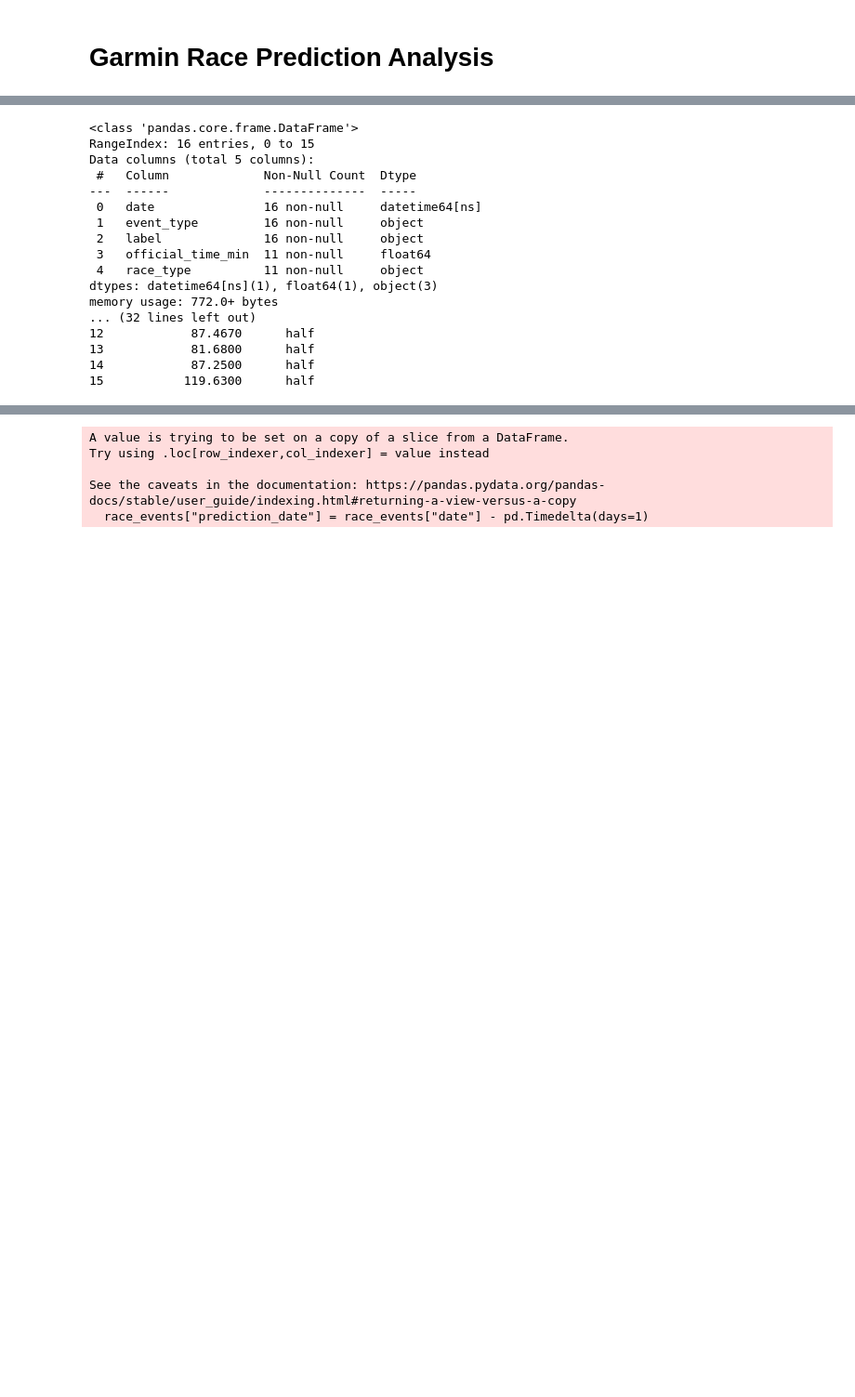
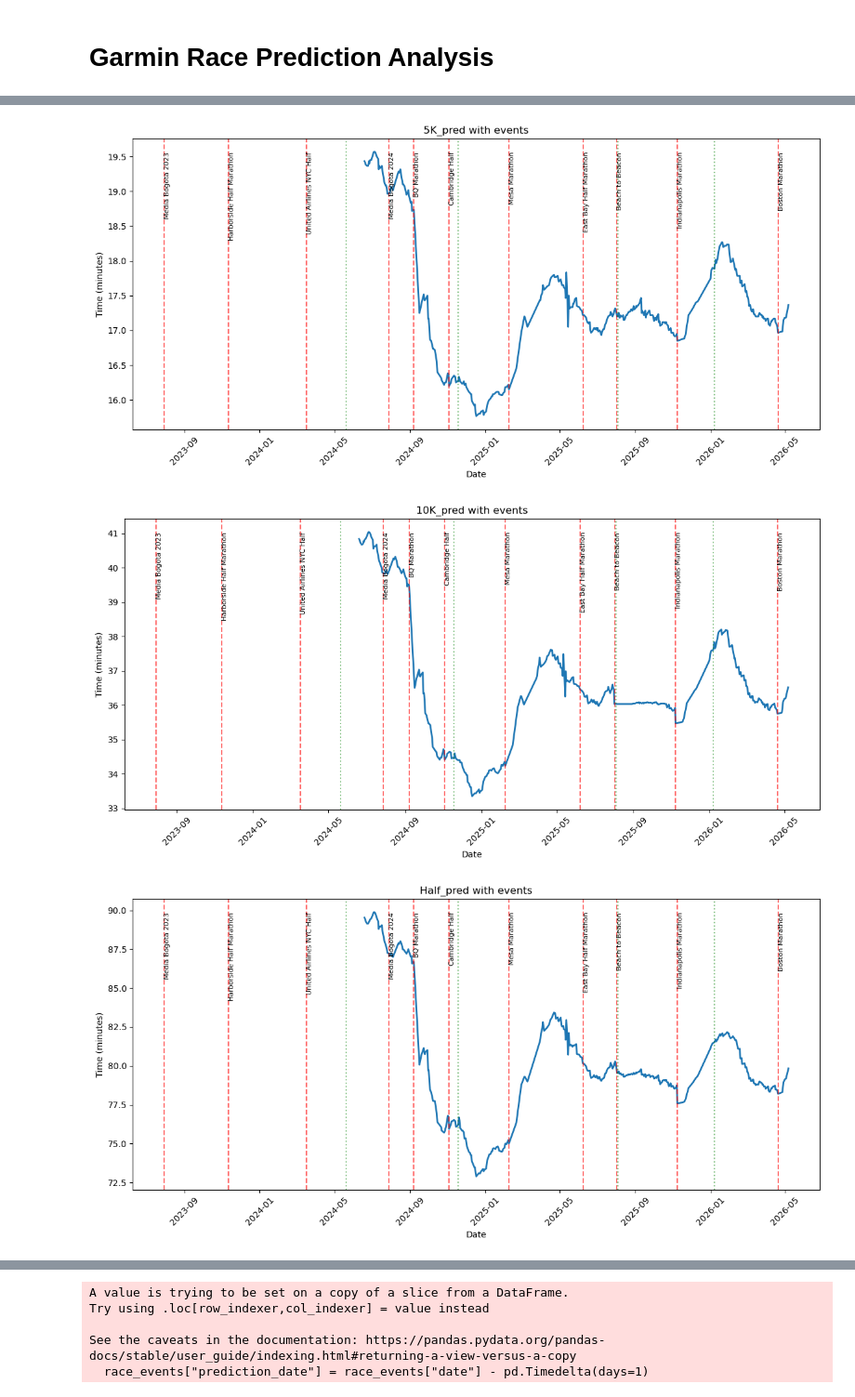
Before and after one commit to herreram22/endurance-performance-project, a Jupyter notebook: notebooks/08_prediction_analysis.ipynb, the cells around one changed output, grey strips where cells are left out. Shown at 93% size. Cells and saved outputs as stored; diff of their text form; code cells hidden in the pictures; blank space fills up the shorter version.

```diff
--- a/notebooks/08_prediction_analysis.ipynb
+++ b/notebooks/08_prediction_analysis.ipynb
@@ -118,11 +162,0 @@ Name: 5K_pred, dtype: float64
-# %%
-# Plot garmin race predictions over time
-for prediction in predictions_type:
-    plt.figure
-    sns.lineplot(data=daily_master_table, x='date', y=prediction)
-    plt.title(f'{prediction} Race Time Predictions Over Time')
-    plt.xlabel('Date')
-    plt.ylabel('Time (minutes)')
-    plt.xticks(rotation=45)
-    plt.tight_layout()
-    plt.show()
@@ -136,23 +169,27 @@ First noteworth observation that can be seen in the data has to do with the a ve
 # %%
+# Load the events table and convert the 'date' column to datetime
 events_table = pd.read_csv('/Users/pabloherreramendez/Desktop/health_performance_project/data_raw/events_table.csv')
 events_table['date'] = pd.to_datetime(events_table['date'])
-print(events_table.info())
-print(events_table)
+
+# Select races
+race_events = events_table[
+    events_table["event_type"] == "race"
+]
+
+# Select training block starts ()
+block_events = events_table[
+    events_table["event_type"] == "training_block_start"
+    ]
+
+# Plot predictions with race and block start markers
+for prediction in predictions_type:
+    plot_line_with_events(
+        events_table,
+        daily_master_table,
+        prediction,
+        title=f'{prediction} with events'
+    )
 # %% [output]
-<class 'pandas.core.frame.DataFrame'>
-RangeIndex: 16 entries, 0 to 15
-Data columns (total 5 columns):
- #   Column             Non-Null Count  Dtype
----  ------             --------------  -----
- 0   date               16 non-null     datetime64[ns]
- 1   event_type         16 non-null     object
- 2   label              16 non-null     object
- 3   official_time_min  11 non-null     float64
- 4   race_type          11 non-null     object
-dtypes: datetime64[ns](1), float64(1), object(3)
-memory usage: 772.0+ bytes
-... (32 lines left out)
-12            87.4670      half
-13            81.6800      half
-14            87.2500      half
-15           119.6300      half
+[figure, added]
+[figure, added]
+[figure, added]
```
Also changed, not shown: parts of 35 cells of this notebook.
